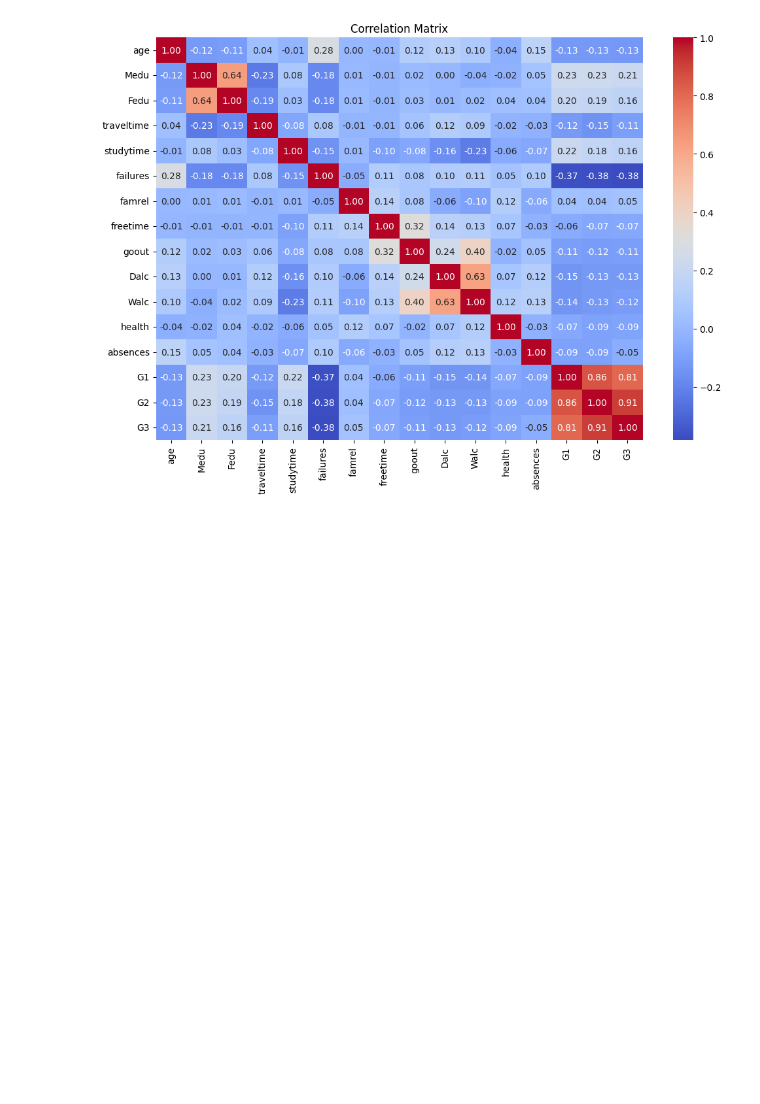
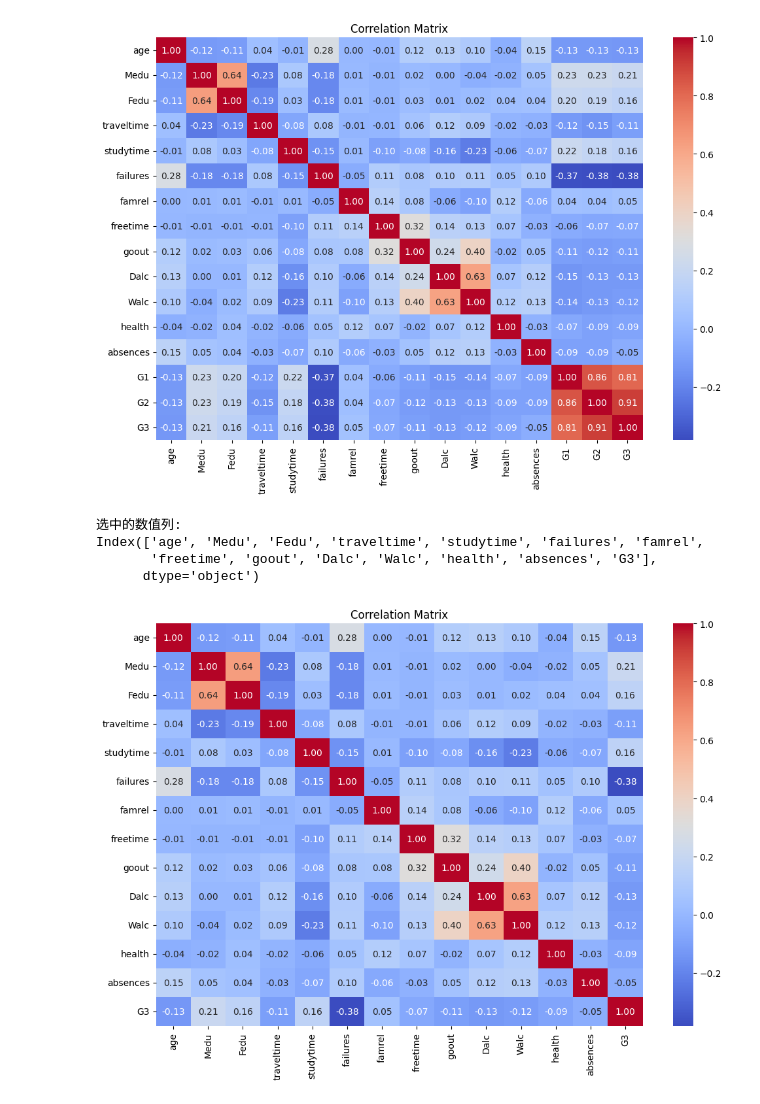
Before and after one commit to ChenQimu/tpu_8EM41_ML_course, a Jupyter notebook: 10/data/scripts/eda_analysis.ipynb, the cells around one changed output. Cells and saved outputs as stored; diff of their text form; code cells hidden in the pictures; blank space fills up the shorter version.

```diff
--- a/10/data/scripts/eda_analysis.ipynb
+++ b/10/data/scripts/eda_analysis.ipynb
@@ -52,3 +52,58 @@ G3            0
 class         0
 dtype: int64
 [figure]
+# %%
+import pandas as pd
+import matplotlib.pyplot as plt
+import seaborn as sns
+from sklearn.preprocessing import StandardScaler
+
+# 读取数据，确保正确的分隔符
+df_combined = pd.read_csv("data/student_combined_cleaned.csv", sep=",", encoding="utf-8")
+
+# 手动选择数值列（只选择实际为数值的列）
+numeric_cols = ['age', 'Medu', 'Fedu', 'traveltime', 'studytime', 'failures',
+                'famrel', 'freetime', 'goout', 'Dalc', 'Walc', 'health',
+                'absences', 'G1', 'G2', 'G3']
+
+# 确保这些列为数值型
+df_combined[numeric_cols] = df_combined[numeric_cols].apply(pd.to_numeric, errors='coerce')
+
+# 对分类列使用类别数据类型
+categorical_cols = ['school', 'sex', 'address', 'famsize', 'Pstatus', 'Mjob', 'Fjob',
+                    'reason', 'guardian', 'schoolsup', 'famsup', 'paid', 'activities',
+                    'nursery', 'higher', 'internet', 'romantic']
+df_combined[categorical_cols] = df_combined[categorical_cols].astype('category')
+
+# 填充数值列的缺失值（使用中位数填充）
+df_combined[numeric_cols] = df_combined[numeric_cols].fillna(df_combined[numeric_cols].median())
+
+# 填充分类列的缺失值（使用最常见的类别填充）
+df_combined[categorical_cols] = df_combined[categorical_cols].apply(lambda x: x.fillna(x.mode()[0]))
+
+# 标准化数值列
+scaler = StandardScaler()
+df_combined[numeric_cols] = scaler.fit_transform(df_combined[numeric_cols])
+
+# 删除 G1 和 G2，只保留 G3 作为目标变量
+df_combined = df_combined.drop(columns=['G1', 'G2'])
+
+# **🔹 关键修改：只选择数值列**
+numeric_df = df_combined.select_dtypes(include=['number'])
+print("\n选中的数值列:")
+print(numeric_df.columns)
+
+# 计算数值列的相关性矩阵
+correlation_matrix = numeric_df.corr()
+
+# **🔹 相关性热力图**
+plt.figure(figsize=(12, 8))
+sns.heatmap(correlation_matrix, annot=True, fmt=".2f", cmap="coolwarm")
+plt.title("Correlation Matrix")
+plt.show()
+# %% [output]
+选中的数值列:
+Index(['age', 'Medu', 'Fedu', 'traveltime', 'studytime', 'failures', 'famrel',
+       'freetime', 'goout', 'Dalc', 'Walc', 'health', 'absences', 'G3'],
+      dtype='object')
+[figure, added]
```
Also changed, not shown: parts of 7 cells of this notebook, 1 other file.
